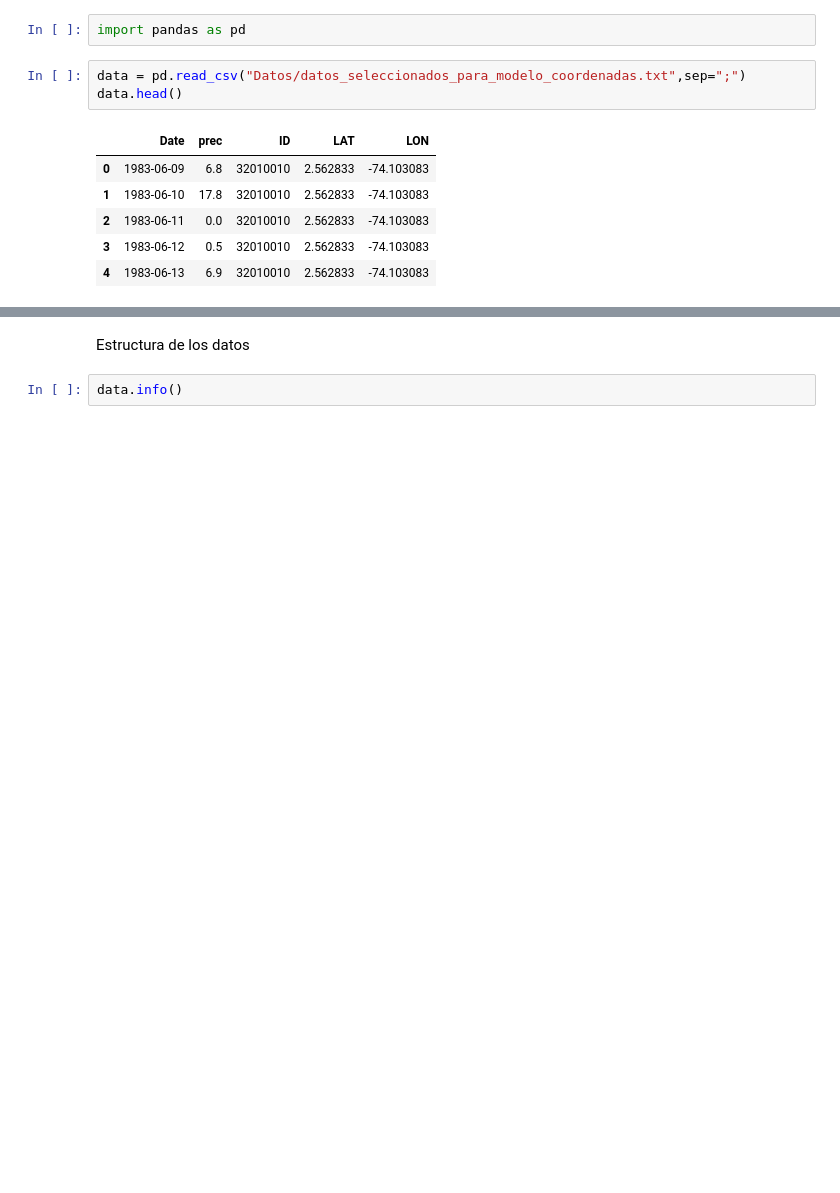
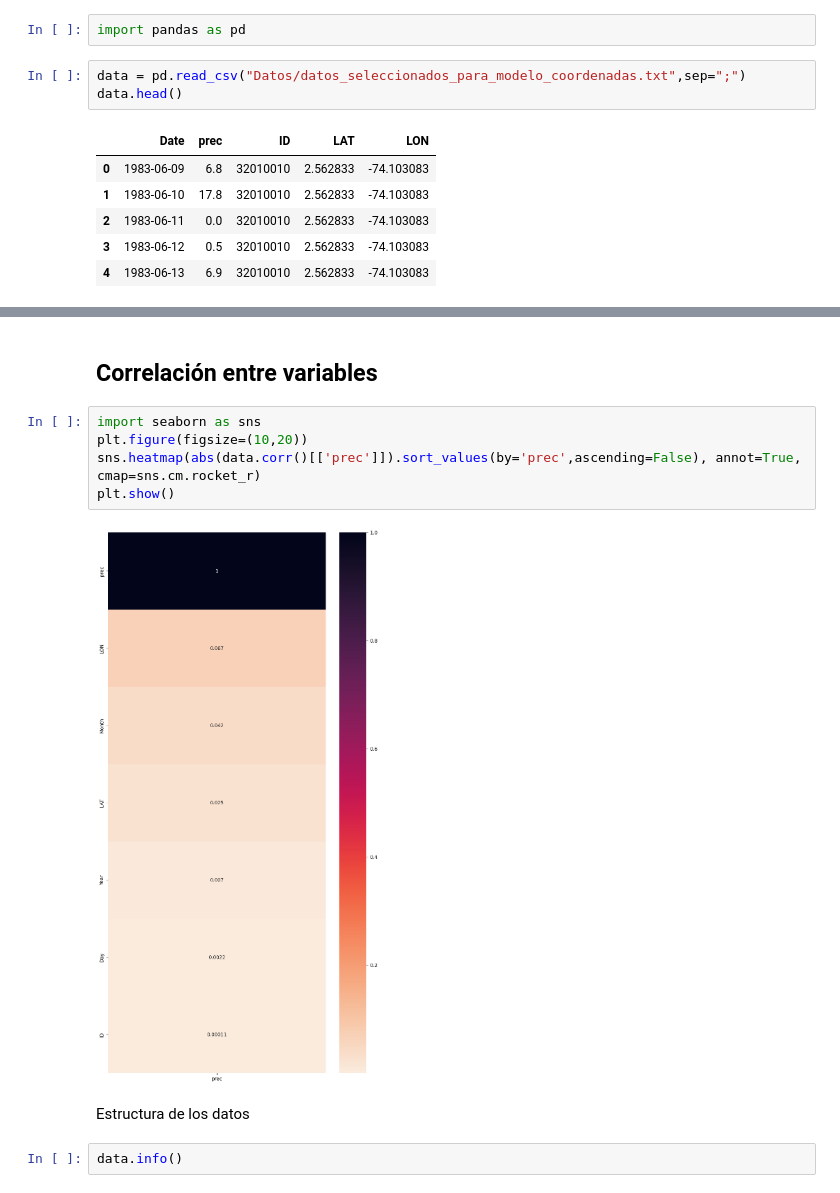
Before and after one commit to Ronaldoh99/Proyecto_mod_precipitacion, a Jupyter notebook: Codigos de Python/NoteNook_model_XGboost.ipynb, the cells around one changed output, grey strips where cells are left out. Saved outputs shown, nothing was run; the diff lists cells and outputs as text; blank space fills up the shorter version.

```diff
--- a/Codigos de Python/NoteNook_model_XGboost.ipynb
+++ b/Codigos de Python/NoteNook_model_XGboost.ipynb
@@ -75,3 +137,12 @@ data.head()
+# %% [markdown]
+## Correlación entre variables
+# %%
+import seaborn as sns
+plt.figure(figsize=(10,20))
+sns.heatmap(abs(data.corr()[['prec']]).sort_values(by='prec',ascending=False), annot=True, cmap=sns.cm.rocket_r)
+plt.show()
+# %% [output]
+[figure, added]
 # %% [markdown]
 Estructura de los datos
 # %%
```
Also changed, not shown: parts of 70 cells of this notebook.
